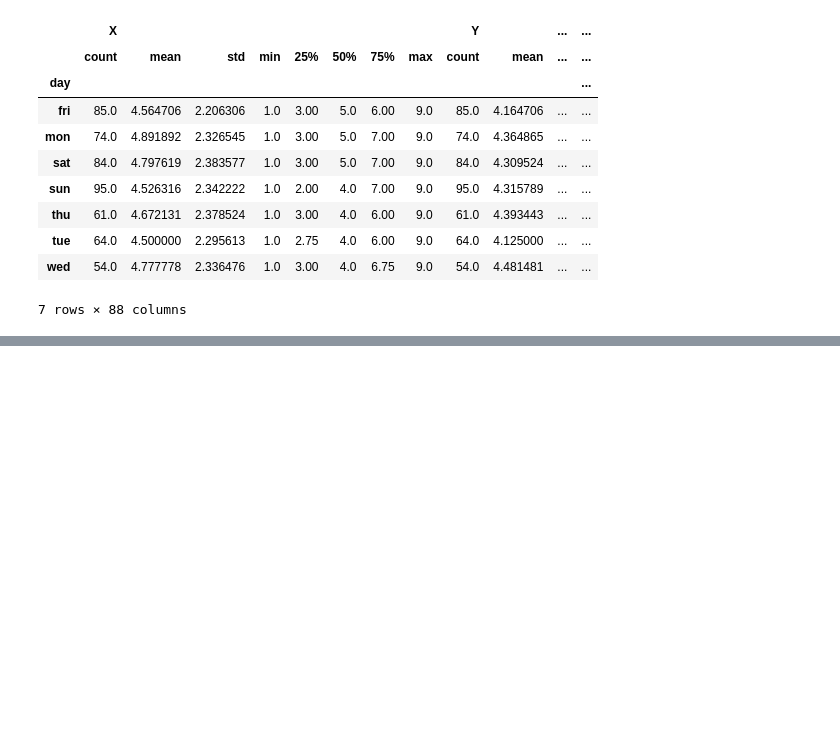
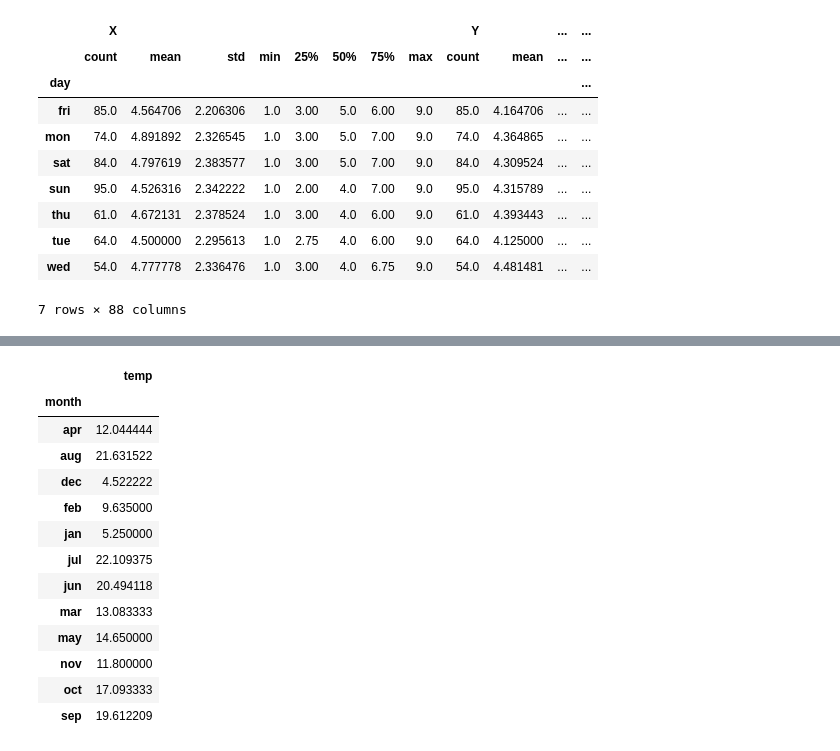
Before and after one commit to PrNth4676/PythonTutorials, a Jupyter notebook: PandasBasics.ipynb, the cells around one changed output, grey strips where cells are left out. Drawn from its saved outputs; the diff is of its cells as text; code cells hidden in the pictures; blank space fills up the shorter version.

Commit message:
Lambda and Pivot Table Learning

```diff
--- a/PandasBasics.ipynb
+++ b/PandasBasics.ipynb
@@ -734,0 +737,6 @@ forestByDay.describe()
+# %%
+#Let's start with a basic function
+def is_greaterThan60(x):
+    return x>60;
+
+forest_df['Is_DMCGreaterThanSixty'] = forest_df['DMC'].apply(is_greaterThan60)
@@ -734,0 +752,3 @@ forestByDay.describe()
+# %%
+#The same can also be done with just one line of code using Lambda Function
+forest_df['Is_FFMCGreaterThan90'] = forest_df['FFMC'].apply(lambda x : x>90)
@@ -734,0 +766,2 @@ forestByDay.describe()
+# %%
+forest_df['temp_to_wind_ratio'] = (forest_df['temp']/forest_df['wind']).apply(lambda x : round(x,1))
@@ -734,0 +800,18 @@ forestByDay.describe()
+# %%
+forest_df.pivot_table(values = 'temp',index='month',aggfunc='mean')
+#Groupby is done on month for temp with function as mean
+# %% [output]
+|  | temp |
+| month |  |
+| apr | 12.044444 |
+| aug | 21.631522 |
+| dec | 4.522222 |
+| feb | 9.635000 |
+| jan | 5.250000 |
+| jul | 22.109375 |
+| jun | 20.494118 |
+| mar | 13.083333 |
+| may | 14.650000 |
+| nov | 11.800000 |
+| oct | 17.093333 |
+| sep | 19.612209 |
```
Also changed, not shown: parts of 7 cells of this notebook.
